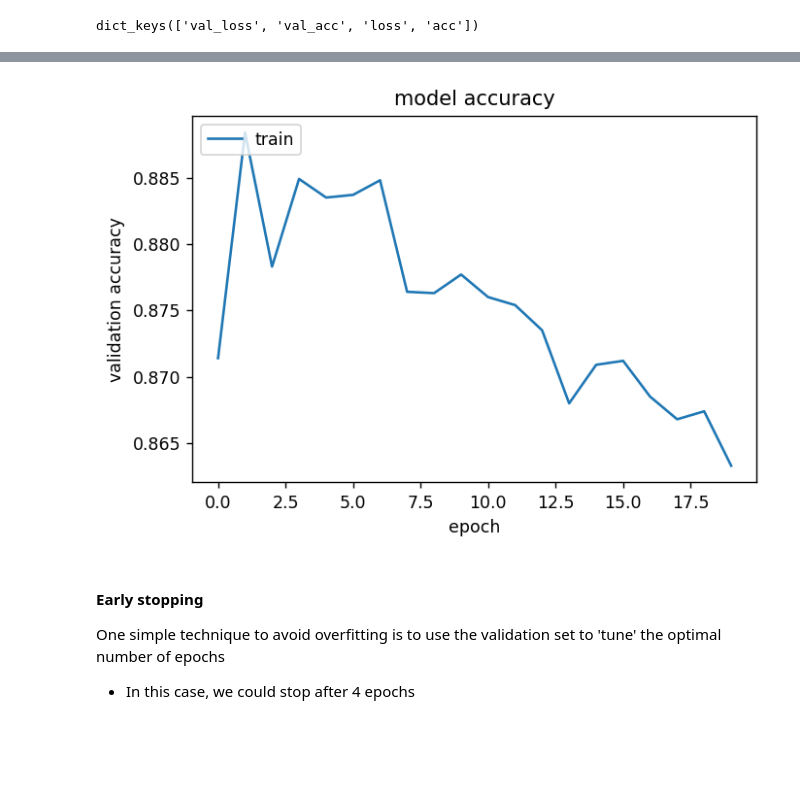
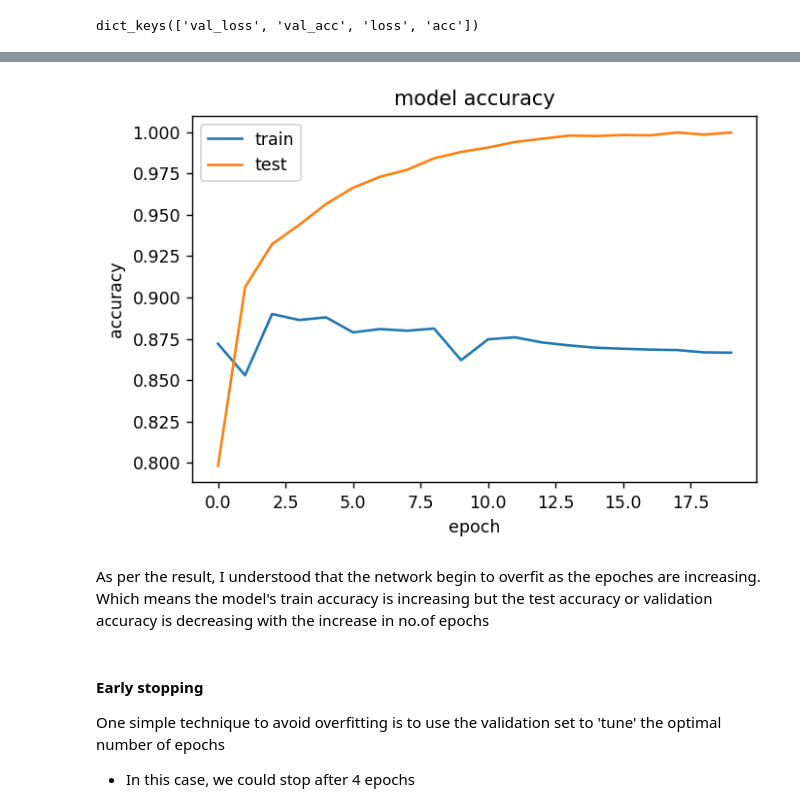
Before and after one commit to shrutikamokashi/EAI_Assignments, a Jupyter notebook: Week_4_Lab_Neural_Networks_in_Practice_Shrutika.ipynb, the cells around one changed output, grey strips where cells are left out. Drawn from its saved outputs; the diff is of its cells as text; code cells hidden in the pictures; blank space fills up the shorter version.

```diff
--- a/Week_4_Lab_Neural_Networks_in_Practice_Shrutika.ipynb
+++ b/Week_4_Lab_Neural_Networks_in_Practice_Shrutika.ipynb
@@ -243,13 +266,16 @@ plt.show()
 # %%
 ## 2. Plot the training and validation accuracy as a function of the training epoch.
 plt.plot(history.history['val_acc'])
+plt.plot(history.history['acc'])
 plt.title('model accuracy')
-plt.ylabel('validation accuracy')
+plt.ylabel('accuracy')
 plt.xlabel('epoch')
-plt.legend(['train'], loc='upper left')
+plt.legend(['train', 'test'], loc='upper left')
 plt.show()
 # %% [output]
-[figure, old version]
+[figure, new version]
+# %% [markdown]
+As per the result, I understood that the network begin to overfit as the epoches are increasing. Which means the model's train accuracy is increasing but the test accuracy or validation accuracy is decreasing with the increase in no.of epochs
 # %% [markdown]
 #### Early stopping
 One simple technique to avoid overfitting is to use the validation set to 'tune' the optimal number of epochs
```
Also changed, not shown: parts of 29 cells of this notebook.
